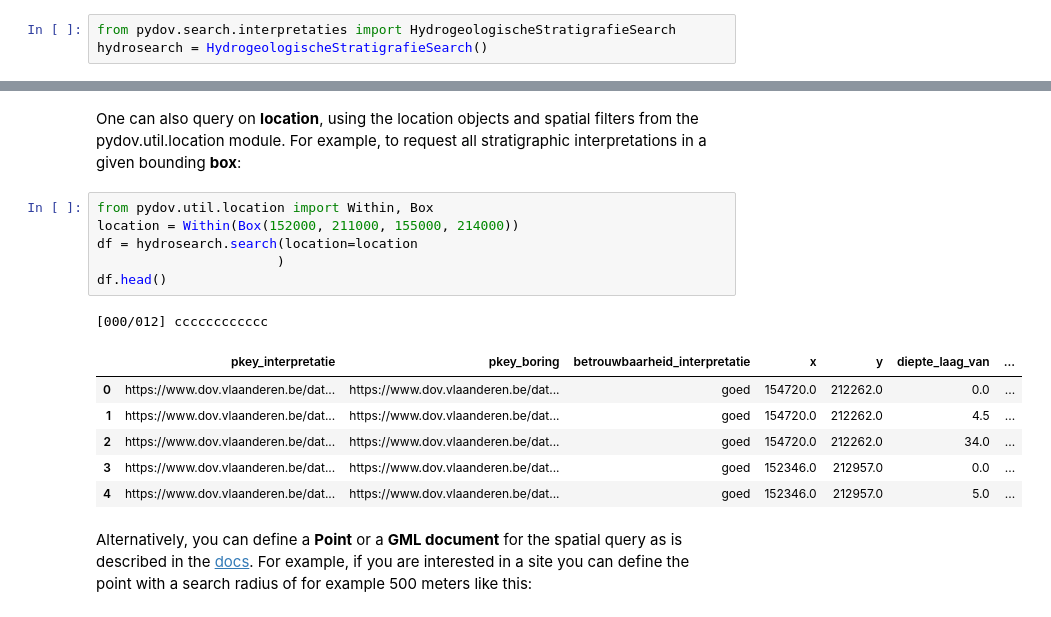
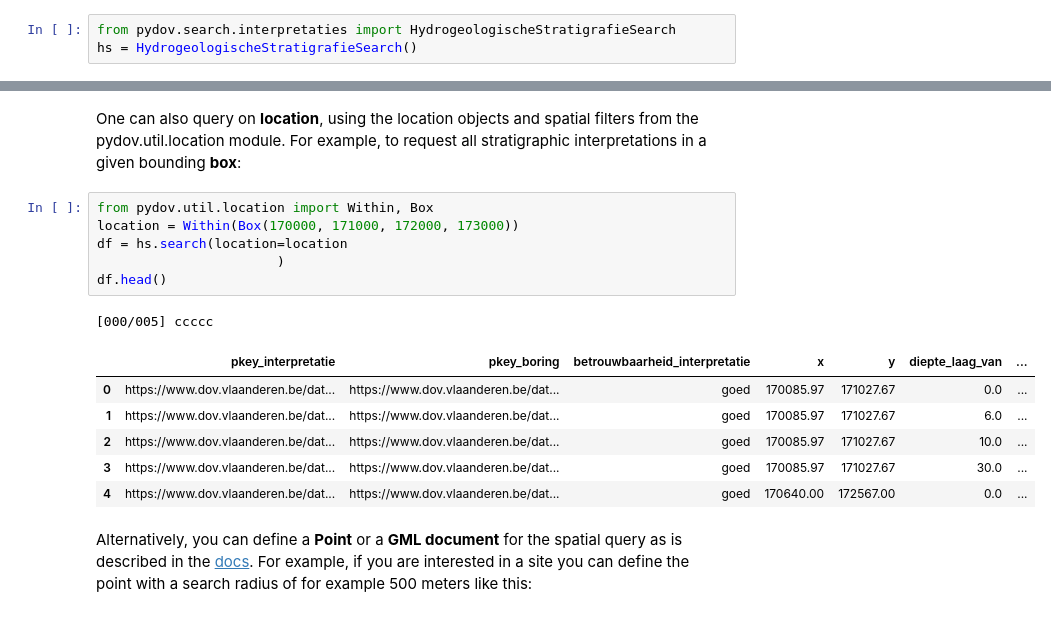
Before and after one commit to DOV-Vlaanderen/pydov, a Jupyter notebook: docs/notebooks/Introductory_tutorial.ipynb, the cells around one changed output, grey strips where cells are left out. Drawn from its saved outputs; the diff is of its cells as text.

```diff
--- a/docs/notebooks/Introductory_tutorial.ipynb
+++ b/docs/notebooks/Introductory_tutorial.ipynb
@@ -31,7 +31,7 @@ https://pydov.readthedocs.io/en/latest/reference.html#pydov.search.grondwaterfil
 Indeed, each of the datasets can be queried using a search object for the specific dataset. While the search objects are different, the workflow is the same for each dataset. Relevant classes can be imported from the pydov.search package, for example if we’d like to query the dataset with hydrogeological interpretations of borehole data:
 # %%
 from pydov.search.interpretaties import HydrogeologischeStratigrafieSearch
-hydrosearch = HydrogeologischeStratigrafieSearch()
+hs = HydrogeologischeStratigrafieSearch()
 # %% [markdown]
 If you would like some more information, you can query the search object. Sincy pydov interfaces a database from Flemish government agencies, the descriptions are in Dutch:
 # %%
@@ -204,18 +212,18 @@ More information on querying attribute properties is given in the [docs](https:/
 One can also query on **location**, using the location objects and spatial filters from the pydov.util.location module. For example, to request all stratigraphic interpretations in a given bounding **box**:
 # %%
 from pydov.util.location import Within, Box
-location = Within(Box(152000, 211000, 155000, 214000))
-df = hydrosearch.search(location=location
+location = Within(Box(170000, 171000, 172000, 173000))
+df = hs.search(location=location
                        )
 df.head()
 # %% [output]
-[000/012] cccccccccccc
+[000/005] ccccc
 |  | pkey_interpretatie | pkey_boring | betrouwbaarheid_interpretatie | x | y | diepte_laag_van | ... |
-| 0 | https://www.dov.vlaanderen.be/dat... | https://www.dov.vlaanderen.be/dat... | goed | 154720.0 | 212262.0 | 0.0 | ... |
-| 1 | https://www.dov.vlaanderen.be/dat... | https://www.dov.vlaanderen.be/dat... | goed | 154720.0 | 212262.0 | 4.5 | ... |
-| 2 | https://www.dov.vlaanderen.be/dat... | https://www.dov.vlaanderen.be/dat... | goed | 154720.0 | 212262.0 | 34.0 | ... |
-| 3 | https://www.dov.vlaanderen.be/dat... | https://www.dov.vlaanderen.be/dat... | goed | 152346.0 | 212957.0 | 0.0 | ... |
-| 4 | https://www.dov.vlaanderen.be/dat... | https://www.dov.vlaanderen.be/dat... | goed | 152346.0 | 212957.0 | 5.0 | ... |
+| 0 | https://www.dov.vlaanderen.be/dat... | https://www.dov.vlaanderen.be/dat... | goed | 170085.97 | 171027.67 | 0.0 | ... |
+| 1 | https://www.dov.vlaanderen.be/dat... | https://www.dov.vlaanderen.be/dat... | goed | 170085.97 | 171027.67 | 6.0 | ... |
+| 2 | https://www.dov.vlaanderen.be/dat... | https://www.dov.vlaanderen.be/dat... | goed | 170085.97 | 171027.67 | 10.0 | ... |
+| 3 | https://www.dov.vlaanderen.be/dat... | https://www.dov.vlaanderen.be/dat... | goed | 170085.97 | 171027.67 | 30.0 | ... |
+| 4 | https://www.dov.vlaanderen.be/dat... | https://www.dov.vlaanderen.be/dat... | goed | 170640.00 | 172567.00 | 0.0 | ... |
 # %% [markdown]
 Alternatively, you can define a **Point** or a **GML document** for the spatial query as is described in the [docs](https://pydov.readthedocs.io/en/latest/query_location.html). For example, if you are interested in a site you can define the point with a search radius of for example 500 meters like this:
 # %%
```
Also changed, not shown: parts of 23 cells of this notebook.
